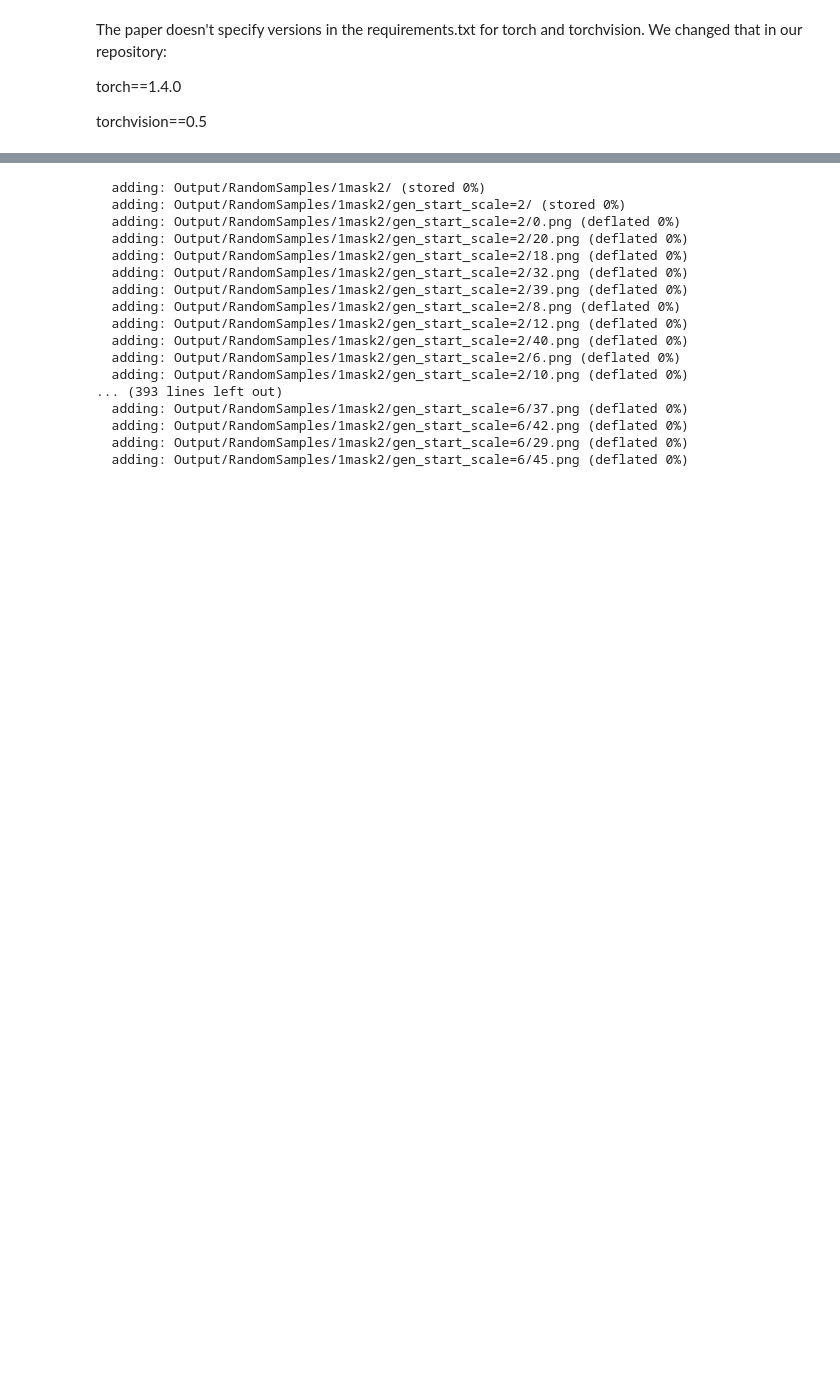
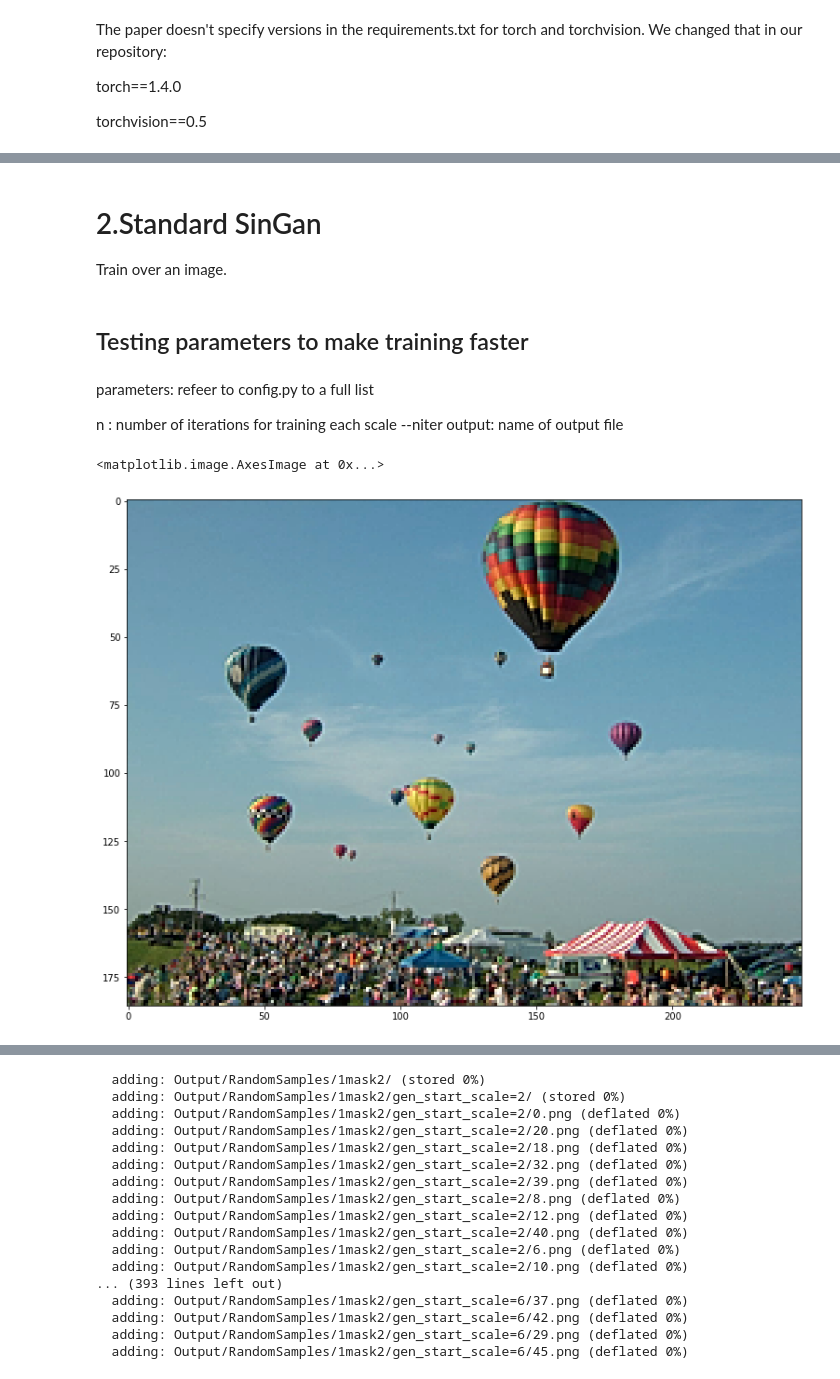
Before and after one commit to brenoskuk/recvis, a Jupyter notebook: SinGan.ipynb, the cells around one changed output, grey strips where cells are left out. Drawn from its saved outputs; the diff is of its cells as text; code cells hidden in the pictures; blank space fills up the shorter version.

Commit message:
Added cells to help in testing and ran some models.

```diff
--- a/SinGan.ipynb
+++ b/SinGan.ipynb
@@ -52,0 +63,20 @@ Successfully installed torch-1.4.0 torchvision-0.5.0
+# %% [markdown]
+# 2.Standard SinGan
+
+Train over an image.
+# %% [markdown]
+## Testing parameters to make training faster
+# %% [markdown]
+parameters: refeer to config.py to a full list
+
+n : number of iterations for training each scale --niter
+output: name of output file
+# %%
+image_name = 'balloons.png'
+image = imread('Input/Images/' + image_name)
+# %%
+plt.figure(figsize=(20,10))
+plt.imshow(image,interpolation='nearest')
+# %% [output]
+<matplotlib.image.AxesImage at 0x...>
+[figure, added]
```
Also changed, not shown: parts of 32 cells of this notebook.
